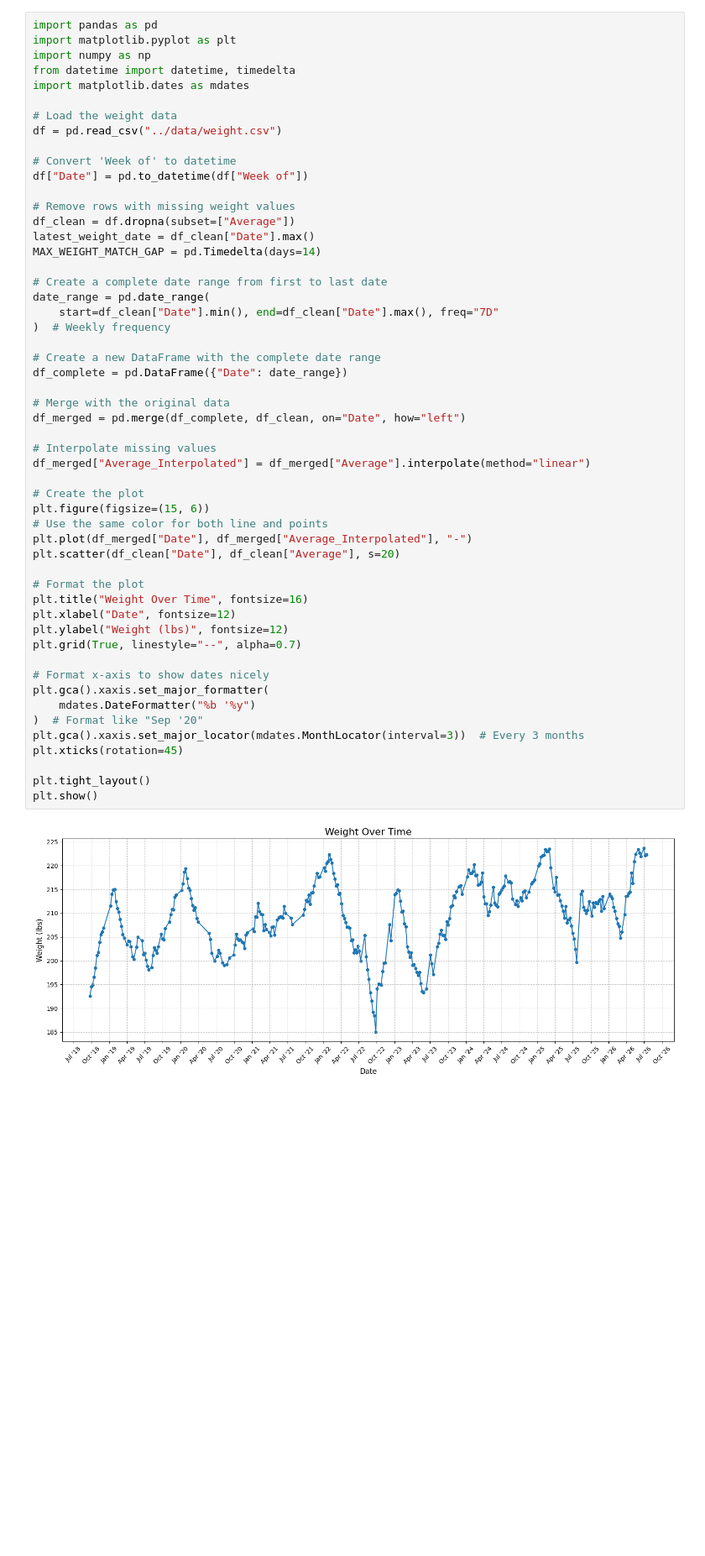
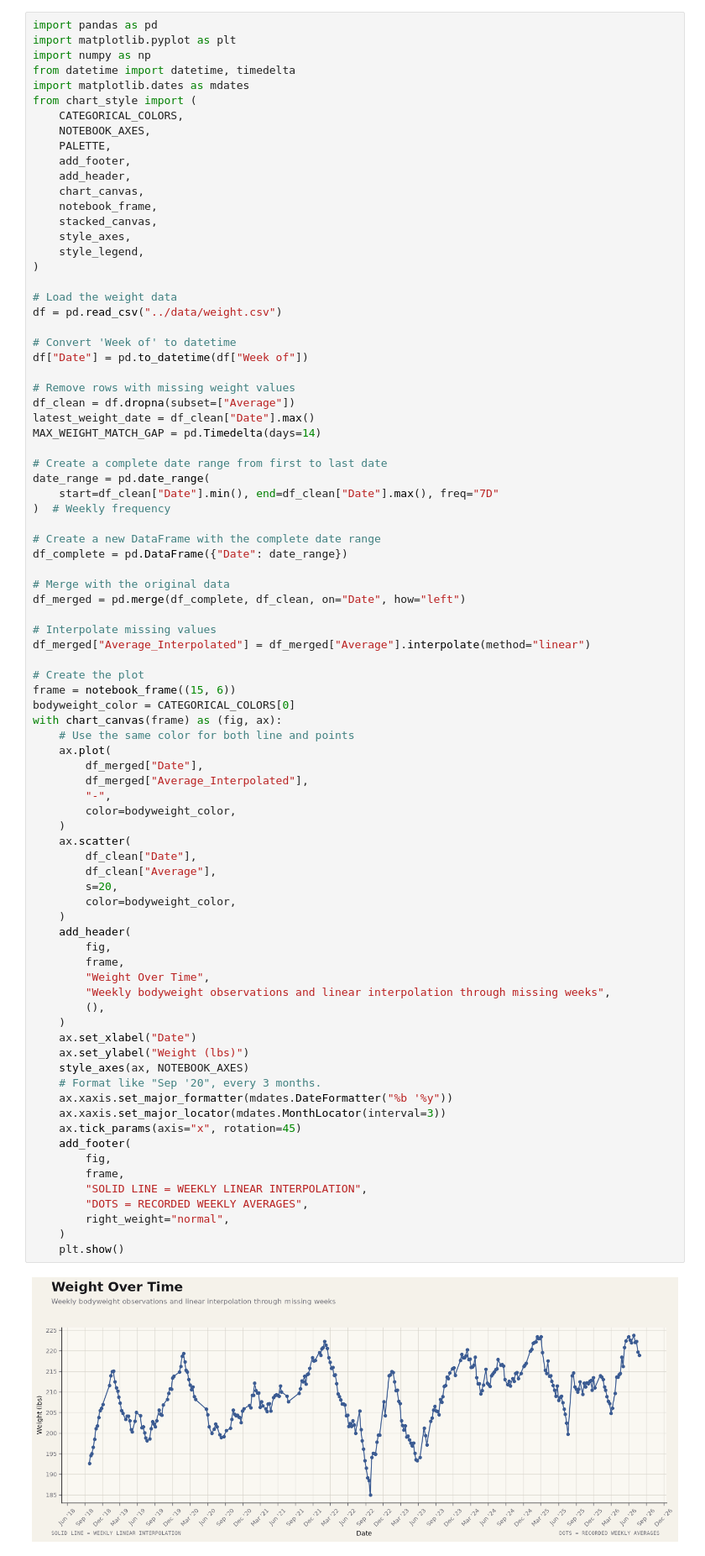
Before and after one commit to WeightliftingApp/WeightliftingApp-AnalyzeData, a Jupyter notebook: src/analyze_wilks.ipynb, the cells around one changed output. Shown at 84% size. Drawn from its saved outputs; the diff is of its cells as text; blank space fills up the shorter version.

```diff
--- a/src/analyze_wilks.ipynb
+++ b/src/analyze_wilks.ipynb
@@ -4,55 +4,85 @@ import matplotlib.pyplot as plt
 import numpy as np
 from datetime import datetime, timedelta
 import matplotlib.dates as mdates
+from chart_style import (
+    CATEGORICAL_COLORS,
+    NOTEBOOK_AXES,
+    PALETTE,
+    add_footer,
+    add_header,
+    chart_canvas,
+    notebook_frame,
+    stacked_canvas,
+    style_axes,
+    style_legend,
+)
 
 # Load the weight data
 df = pd.read_csv("../data/weight.csv")
 
 # Convert 'Week of' to datetime
 df["Date"] = pd.to_datetime(df["Week of"])
 
 # Remove rows with missing weight values
 df_clean = df.dropna(subset=["Average"])
 latest_weight_date = df_clean["Date"].max()
 MAX_WEIGHT_MATCH_GAP = pd.Timedelta(days=14)
 
 # Create a complete date range from first to last date
 date_range = pd.date_range(
     start=df_clean["Date"].min(), end=df_clean["Date"].max(), freq="7D"
 )  # Weekly frequency
 
 # Create a new DataFrame with the complete date range
 df_complete = pd.DataFrame({"Date": date_range})
 
 # Merge with the original data
 df_merged = pd.merge(df_complete, df_clean, on="Date", how="left")
 
 # Interpolate missing values
 df_merged["Average_Interpolated"] = df_merged["Average"].interpolate(method="linear")
 
 # Create the plot
-plt.figure(figsize=(15, 6))
-# Use the same color for both line and points
-plt.plot(df_merged["Date"], df_merged["Average_Interpolated"], "-")
-plt.scatter(df_clean["Date"], df_clean["Average"], s=20)
-
-# Format the plot
-plt.title("Weight Over Time", fontsize=16)
-plt.xlabel("Date", fontsize=12)
-plt.ylabel("Weight (lbs)", fontsize=12)
-plt.grid(True, linestyle="--", alpha=0.7)
-
-# Format x-axis to show dates nicely
-plt.gca().xaxis.set_major_formatter(
-    mdates.DateFormatter("%b '%y")
-)  # Format like "Sep '20"
-plt.gca().xaxis.set_major_locator(mdates.MonthLocator(interval=3))  # Every 3 months
-plt.xticks(rotation=45)
-
-plt.tight_layout()
-plt.show()
+frame = notebook_frame((15, 6))
+bodyweight_color = CATEGORICAL_COLORS[0]
+with chart_canvas(frame) as (fig, ax):
+    # Use the same color for both line and points
+    ax.plot(
+        df_merged["Date"],
+        df_merged["Average_Interpolated"],
+        "-",
+        color=bodyweight_color,
+    )
+    ax.scatter(
+        df_clean["Date"],
+        df_clean["Average"],
+        s=20,
+        color=bodyweight_color,
+    )
+    add_header(
+        fig,
+        frame,
+        "Weight Over Time",
+        "Weekly bodyweight observations and linear interpolation through missing weeks",
+        (),
+    )
+    ax.set_xlabel("Date")
+    ax.set_ylabel("Weight (lbs)")
+    style_axes(ax, NOTEBOOK_AXES)
+    # Format like "Sep '20", every 3 months.
+    ax.xaxis.set_major_formatter(mdates.DateFormatter("%b '%y"))
+    ax.xaxis.set_major_locator(mdates.MonthLocator(interval=3))
+    ax.tick_params(axis="x", rotation=45)
+    add_footer(
+        fig,
+        frame,
+        "SOLID LINE = WEEKLY LINEAR INTERPOLATION",
+        "DOTS = RECORDED WEEKLY AVERAGES",
+        right_weight="normal",
+    )
+    plt.show()
 # %% [output]
-[figure, old version]
+[figure, new version]
 # %%
 # Import necessary libraries for the bench press data
 from schema import WLD
```
Also changed, not shown: parts of 4 cells of this notebook, 5 other files.
